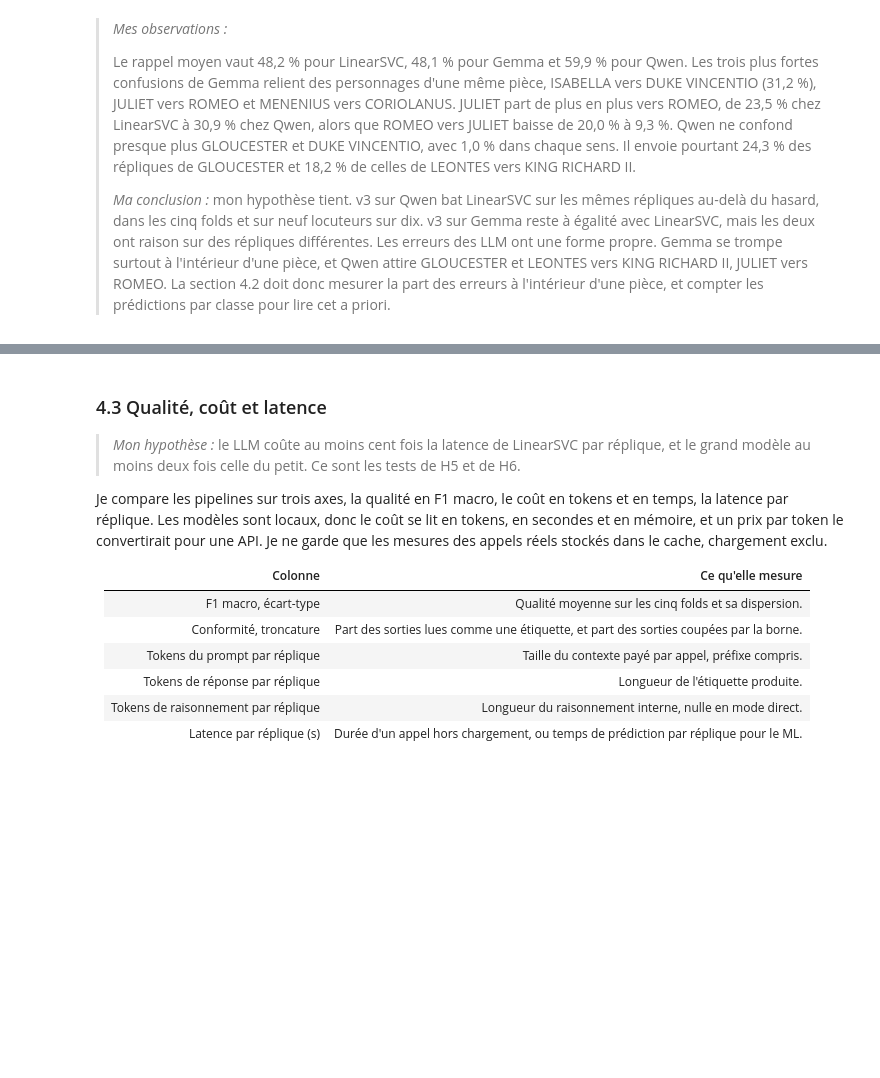
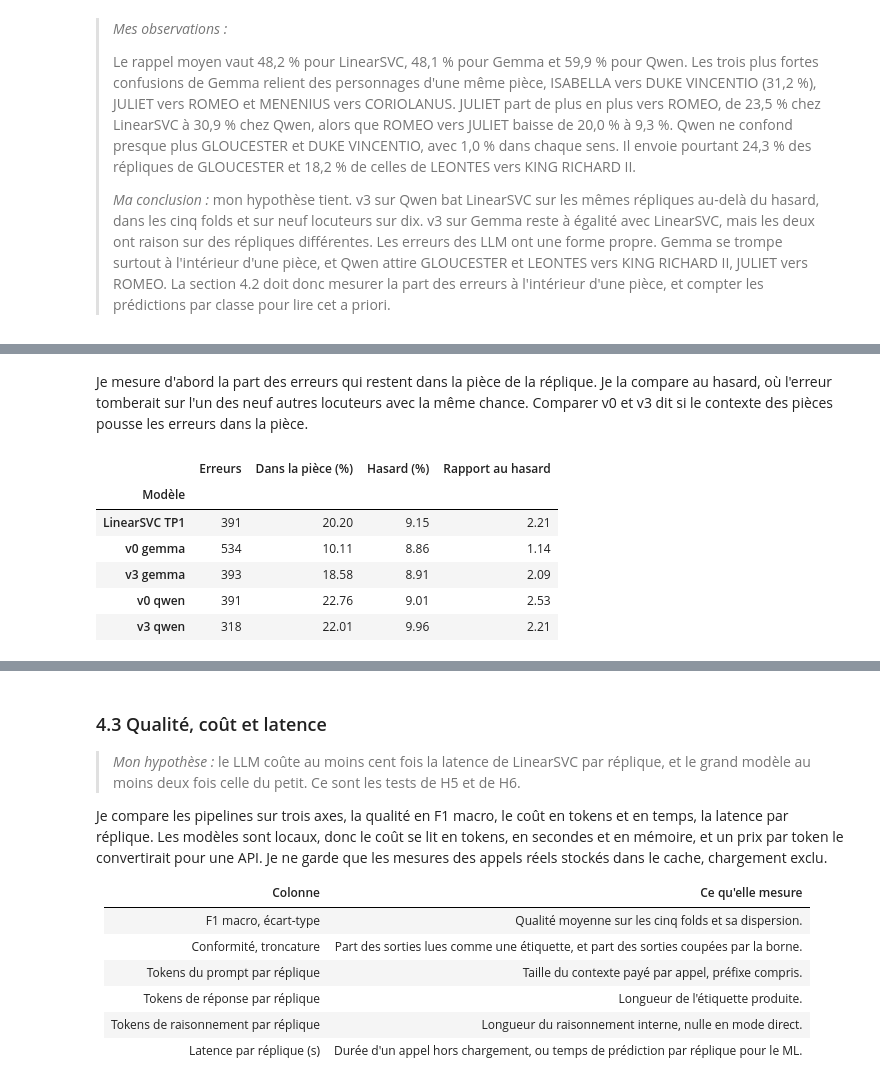
Before and after one commit to mcrayssac/ING3_IAA_GB_NLP, a Jupyter notebook: TP3_NLP_prompting.ipynb, the cells around one changed output, grey strips where cells are left out. Saved outputs shown, nothing was run; the diff lists cells and outputs as text; code cells hidden in the pictures; blank space fills up the shorter version.

```diff
--- a/TP3_NLP_prompting.ipynb
+++ b/TP3_NLP_prompting.ipynb
@@ -2026,0 +2098,34 @@ Les deux modèles échouent-ils sur les mêmes répliques ? Je mesure leur taux
+# %% [markdown]
+Je mesure d'abord la part des erreurs qui restent dans la pièce de la réplique. Je la compare au hasard, où l'erreur tomberait sur l'un des neuf autres locuteurs avec la même chance. Comparer v0 et v3 dit si le contexte des pièces pousse les erreurs dans la pièce.
+# %%
+# Part des erreurs restées dans la pièce de la réplique, face au hasard, pour LinearSVC et les LLM.
+INTRA = ['LinearSVC TP1'] + COUPLES
+
+
+def dans_la_piece(indice, predit: str) -> bool:
+    """Vrai si le locuteur prédit a un morceau dans la pièce de la réplique."""
+    return piece_position[indice] in pieces_du_locuteur.get(predit, set())  # Hors liste : non
+
+
+def part_intra(nom: str) -> dict:
+    """Erreurs, part restée dans la pièce de la réplique et part attendue au hasard."""
+    predits = resultats[nom]['predictions']
+    erreurs = predits.index[predits != y_train]
+    dedans = sum(dans_la_piece(i, predits.loc[i]) for i in erreurs)
+    # Hasard : l'erreur tombe sur l'un des neuf autres locuteurs, chacun avec la même chance
+    hasard = sum(dans_la_piece(i, autre) for i in erreurs for autre in NOMS
+                 if autre != y_train.loc[i]) / (len(NOMS) - 1)
+    return {'Modèle': nom, 'Erreurs': len(erreurs),
+            'Dans la pièce (%)': pourcentage(dedans, len(erreurs)),
+            'Hasard (%)': pourcentage(hasard, len(erreurs)), 'Rapport au hasard': dedans / hasard}
+
+
+display(pd.DataFrame([part_intra(nom) for nom in INTRA]).set_index('Modèle').round(2))
+# %% [output]
+|  | Erreurs | Dans la pièce (%) | Hasard (%) | Rapport au hasard |
+| Modèle |  |  |  |  |
+| LinearSVC TP1 | 391 | 20.20 | 9.15 | 2.21 |
+| v0 gemma | 534 | 10.11 | 8.86 | 1.14 |
+| v3 gemma | 393 | 18.58 | 8.91 | 2.09 |
+| v0 qwen | 391 | 22.76 | 9.01 | 2.53 |
+| v3 qwen | 318 | 22.01 | 9.96 | 2.21 |
```
Also changed, not shown: parts of 16 cells of this notebook.
